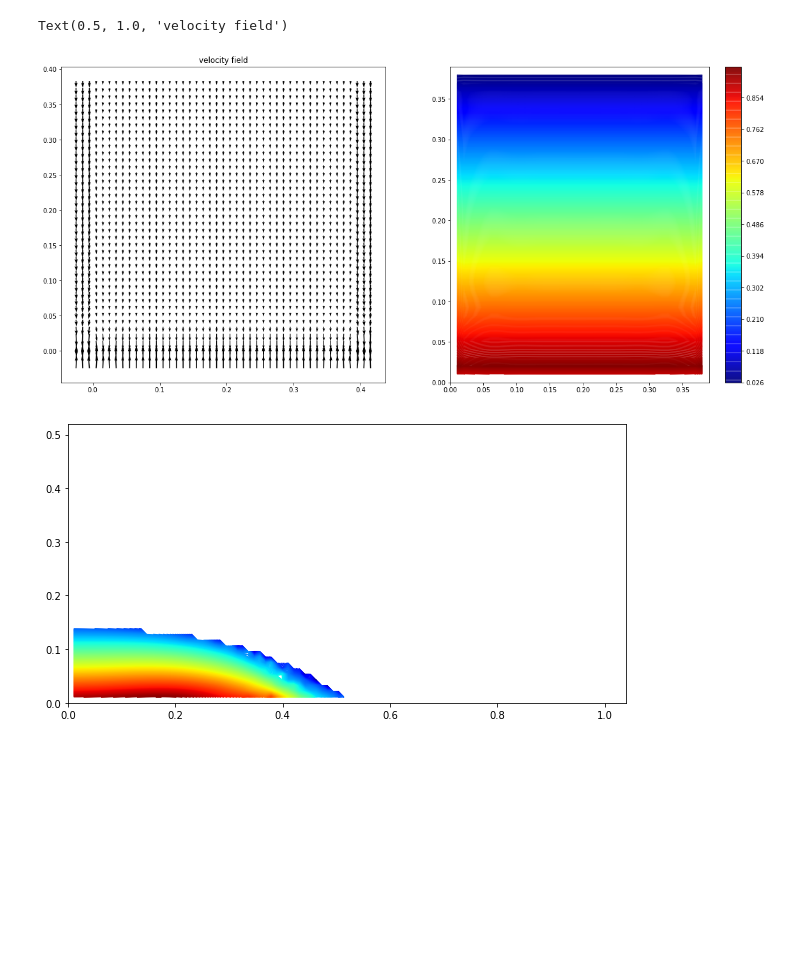
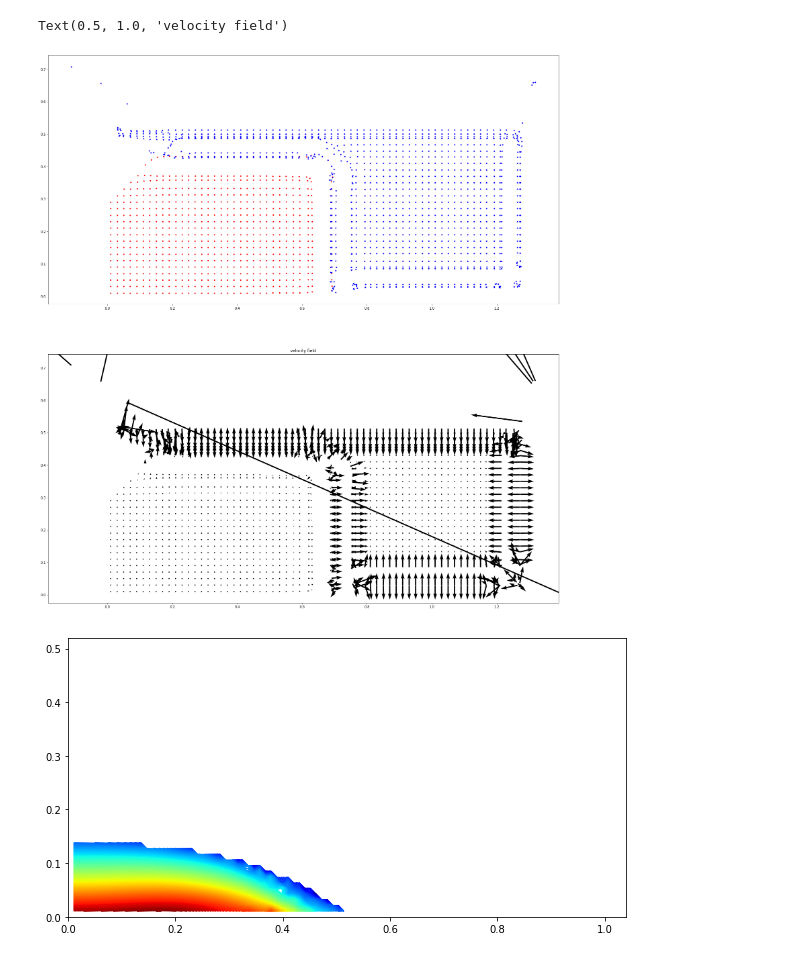
Before and after one commit to Jinx134235/static-water, a Jupyter notebook: particle&pressure plot.ipynb, the cells around one changed output. Saved outputs shown, nothing was run; the diff lists cells and outputs as text; code cells hidden in the pictures; blank space fills up the shorter version.

```diff
--- a/particle&pressure plot.ipynb
+++ b/particle&pressure plot.ipynb
@@ -19,5 +1,5 @@ grid.plot_joint(plt.scatter, color="g")
 # %%
-import numpy as np
+## import numpy as np
 import seaborn as sns
 import matplotlib.pyplot as plt
 import matplotlib.ticker as ticker
@@ -25,10 +7,10 @@ from matplotlib.mlab import griddata
 from numpy.random import uniform
 from math import log10
 
-npts=1521 #total number of fluid particles
-steps=2000
-xl = 0.39 #size of the domain, divided by 2
-yl = 0.39
+npts=7680 #total number of fluid particles
+#steps=2000
+xl = 1.30 #size of the domain, divided by 2
+yl = 0.65
 data1 = np.loadtxt('../data/f_xv.dat')
 data0 = np.loadtxt('../data/ini_xv.dat')
 data2 = np.loadtxt('../data/xv_vp.dat',skiprows=1)
@@ -36,6 +18,8 @@ data3 = np.loadtxt('../data/kernel.dat')
 exdata = np.loadtxt('../data/f_state.dat')
 data4 = np.loadtxt('../data/record.dat')
 data5 = np.loadtxt('../data/ini_virt.dat')
+data6 = np.loadtxt('../data/f_other.dat')
+
 x0 = data0[:,1]
 y0 = data0[:,2]
 x2 = data1[:,1]
@@ -49,75 +33,80 @@ v3 = data2[:,4]
 x5 = data5[:,1]
 y5 = data5[:,2]
 kernel1 = data3[:npts,1]
+itype = data6[:,1]
 #kernel2 = data3[npts:,1]
-fig, ax = plt.subplots(figsize=(20, 20))
+
+fig, ax = plt.subplots(figsize=(30, 30))
 
 #for i in range(20):
 #    p1[i] = exdata[741+2*i,3]
 #ax.set_title('wcsph results, fluid particle:%d,timestep:%d'%(npts,steps))
-#init = plt.subplot(111,aspect=1.0)
-#for i in range(len(x3)):
-#    if x3[i]<=1.04:
-#        init.plot(x3[i],y3[i],'.r')
+init = plt.subplot(211,aspect=1.0)
+for i in range(len(x2)):
+    if itype[i]==2:
+        init.plot(x2[i],y2[i],'.r')
+    else:
+        init.plot(x2[i],y2[i],'.b')
 #for i in range(len(x2)):
 #    if x2[i]<=1.04:
 #        init.plot(x2[i],y2[i],'.b')
-#init.plot(x2,y2,'.b',x3,y3,'.r')
+#init.plot(x2,y2,'.b',10,x3,y3,'.r',10)
+#init.quiver(x2,y2,u2,v2)
 #init.set_title('particle distribution')
 #hp = 0.
 pressure = exdata[:,3]
 #normarlized pressure
-for i in range(len(y2)):
-    hp = 9.8*1000*0.39
-    pressure[i] = pressure[i]/hp
+#for i in range(len(y2)):
+#    hp = 9.8*1000*0.39
+#    pressure[i] = pressure[i]/hp
 density = exdata[:,2]
 energy = exdata[:,4]
-xi = np.linspace(0,xl,39)
-yi = np.linspace(0,yl,39)
+xi = np.linspace(0,xl,130)
+yi = np.linspace(0,yl,65)
 #m=np.log10(pressure)
 # grid the data.
 zi = griddata(x2,y2,pressure,xi,yi,interp='linear')
 # contour the gridded data, plotting dots at the randomly spaced data points.
-CS = plt.subplot(222)
-#im2 = CS.scatter(x2,y2,10,pressure)
-im2 = CS.contour(xi,yi,zi,500,cmap=plt.cm.jet)
+#CS = plt.subplot(211,aspect=1.0)
+#im2 = CS.scatter(x2,y2,10,pressure,cmap='jet')
+#im2 = CS.contour(xi,yi,zi,200,cmap=plt.cm.jet)
 #fmt = ticker.LogFormatterMathtext()
 #fmt.create_dummy_axis()
 #CS.clabel(im2, im2.levels[::2])
-fig.colorbar(im2,ax=CS,pad=0.05)
+#fig.colorbar(im2,ax=CS,pad=0.05)
 #CS.set_title('pressure field') #both contour & scatter are used
 
 #ccs = plt.subplot(224, aspect =1.0)
 #im3 = ccs.scatter(x2,y2,10,kernel1)
 #ccs.set_title('kernel scatter')
 
-vel = plt.subplot(221)
+vel = plt.subplot(212,aspect=1.0)
 vel.quiver(x2,y2,u2,v2)
-vel.quiver(x3,y3,u3,v3)
+#vel.quiver(x3,y3,u3,v3)
 vel.set_title('velocity field')
 
 # write pressure at the center line into txtfile
 #p1 = pressure[741:780:2]
 #mat = np.matrix(p1)
 #with open('outfile-1.txt','ab') as f:
 #    for line in mat:
 #        np.savetxt(f,line,fmt='%.2f')
 
 #den = plt.subplot(313,aspect=1.0)
 #for i in range(len(x2)):
 #    if density[i]<=1000:
 #        den.scatter(x2[i],y2[i],density[i]/10)
 #im3=den.scatter(x2,y2,10,density)
 #fig.colorbar(ax=den,pad=0.05)
 
 #den = plt.subplot(224)
 #zii = griddata(x2,y2,pressure,xi,yi,interp='linear')
 #im3 = den.contour(xi,yi,zii,200,cmap=plt.cm.jet)
 #fig.colorbar(im3, ax =den,pad=0.05)
 #den.set_title('density field')
 # %% [output]
 Text(0.5, 1.0, 'velocity field')
-[figure, old version]
+[figure, new version]
 # %%
 fig, ax = plt.subplots(figsize=(10, 10))
 CS = plt.subplot(111,aspect=1.0)
```
Also changed, not shown: parts of 2 cells of this notebook, 7 other files.
